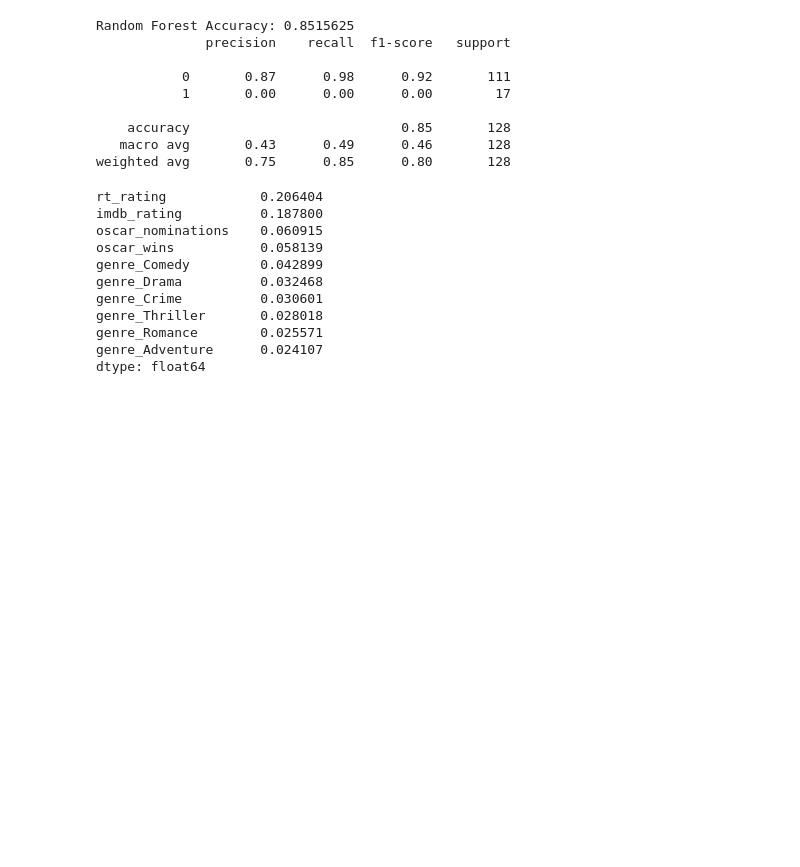
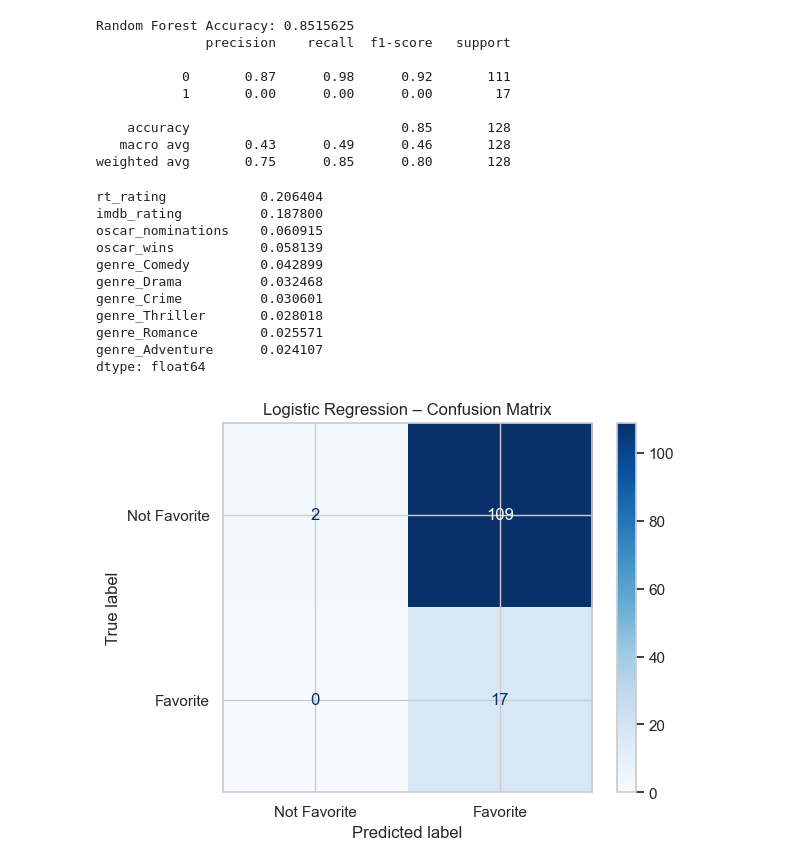
Before and after one commit to nerisius/DSA210-Personal-Data-Analyze-Project, a Jupyter notebook: movie_preference_ml.ipynb, the cells around one changed output. Drawn from its saved outputs; the diff is of its cells as text; code cells hidden in the pictures; blank space fills up the shorter version.

Commit message:
ml data fix

```diff
--- a/movie_preference_ml.ipynb
+++ b/movie_preference_ml.ipynb
@@ -116,18 +116,38 @@ print("Feature count:", X.shape[1])
 Feature count: 53
 # %%
 X_train, X_test, y_train, y_test = train_test_split(
-    X, y,
-    test_size=0.25,
+    X,
+    y,
+    test_size=0.2,
     random_state=42,
     stratify=y
 )
 # %%
+from sklearn.preprocessing import StandardScaler
+from sklearn.linear_model import LogisticRegression
+from sklearn.metrics import accuracy_score, classification_report
+
 scaler = StandardScaler()
 
-X_train_scaled = scaler.fit_transform(X_train)
-X_test_scaled = scaler.transform(X_test)
+# 🔧 SCALE but KEEP feature names
+X_train_scaled = pd.DataFrame(
+    scaler.fit_transform(X_train),
+    columns=X.columns,
+    index=X_train.index
+)
 
-log_model = LogisticRegression(max_iter=1000)
+X_test_scaled = pd.DataFrame(
+    scaler.transform(X_test),
+    columns=X.columns,
+    index=X_test.index
+)
+
+log_model = LogisticRegression(
+    max_iter=1000,
+    class_weight="balanced",
+    random_state=42
+)
+
 log_model.fit(X_train_scaled, y_train)
 
 y_pred_log = log_model.predict(X_test_scaled)
@@ -198,3 +218,19 @@ genre_Thriller       0.028018
 genre_Romance        0.025571
 genre_Adventure      0.024107
 dtype: float64
+# %%
+from sklearn.metrics import confusion_matrix, ConfusionMatrixDisplay
+
+y_pred = log_model.predict(X_test)
+
+cm = confusion_matrix(y_test, y_pred)
+disp = ConfusionMatrixDisplay(
+    confusion_matrix=cm,
+    display_labels=["Not Favorite", "Favorite"]
+)
+
+disp.plot(cmap="Blues")
+plt.title("Logistic Regression – Confusion Matrix")
+plt.show()
+# %% [output]
+[figure, added]
```
Also changed, not shown: parts of 4 cells of this notebook.
